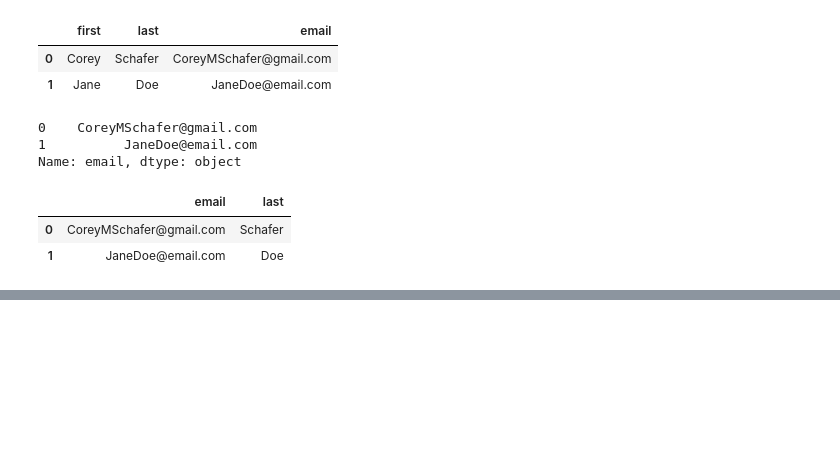
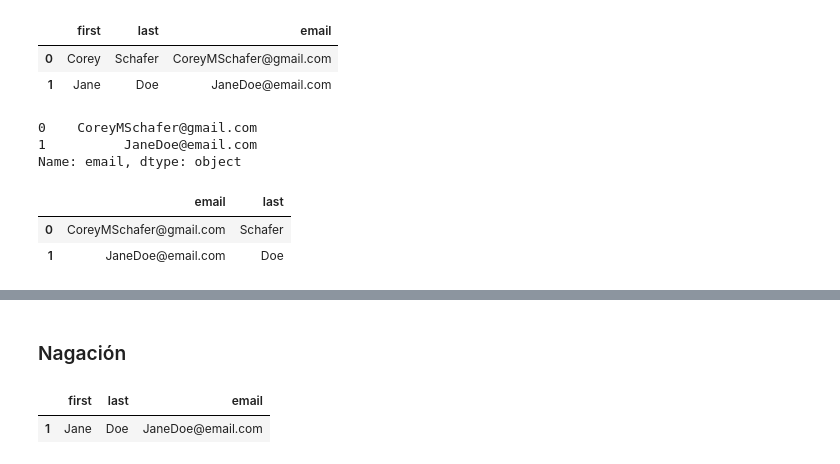
Before and after one commit to guamoshtli/Pandas, a Jupyter notebook: test.ipynb, the cells around one changed output, grey strips where cells are left out. Drawn from its saved outputs; the diff is of its cells as text; code cells hidden in the pictures; blank space fills up the shorter version.

```diff
--- a/test.ipynb
+++ b/test.ipynb
@@ -135,0 +191,7 @@ df.loc[[0,1],['email', 'last']]
+# %% [markdown]
+### Nagación
+# %%
+df.loc[-filt]
+# %% [output]
+|  | first | last | email |
+| 1 | Jane | Doe | JaneDoe@email.com |
```
Also changed, not shown: parts of 13 cells of this notebook, 1 other file.
